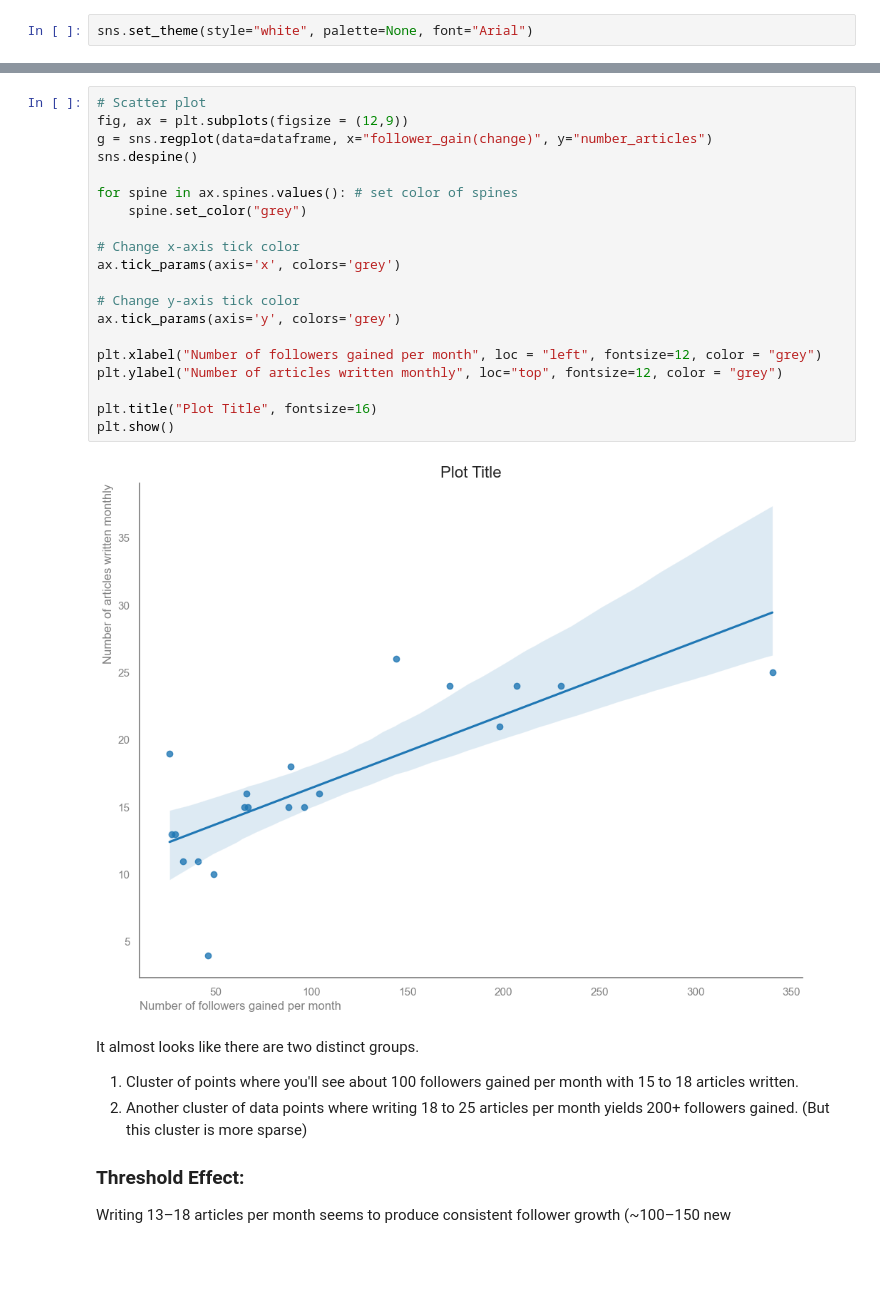
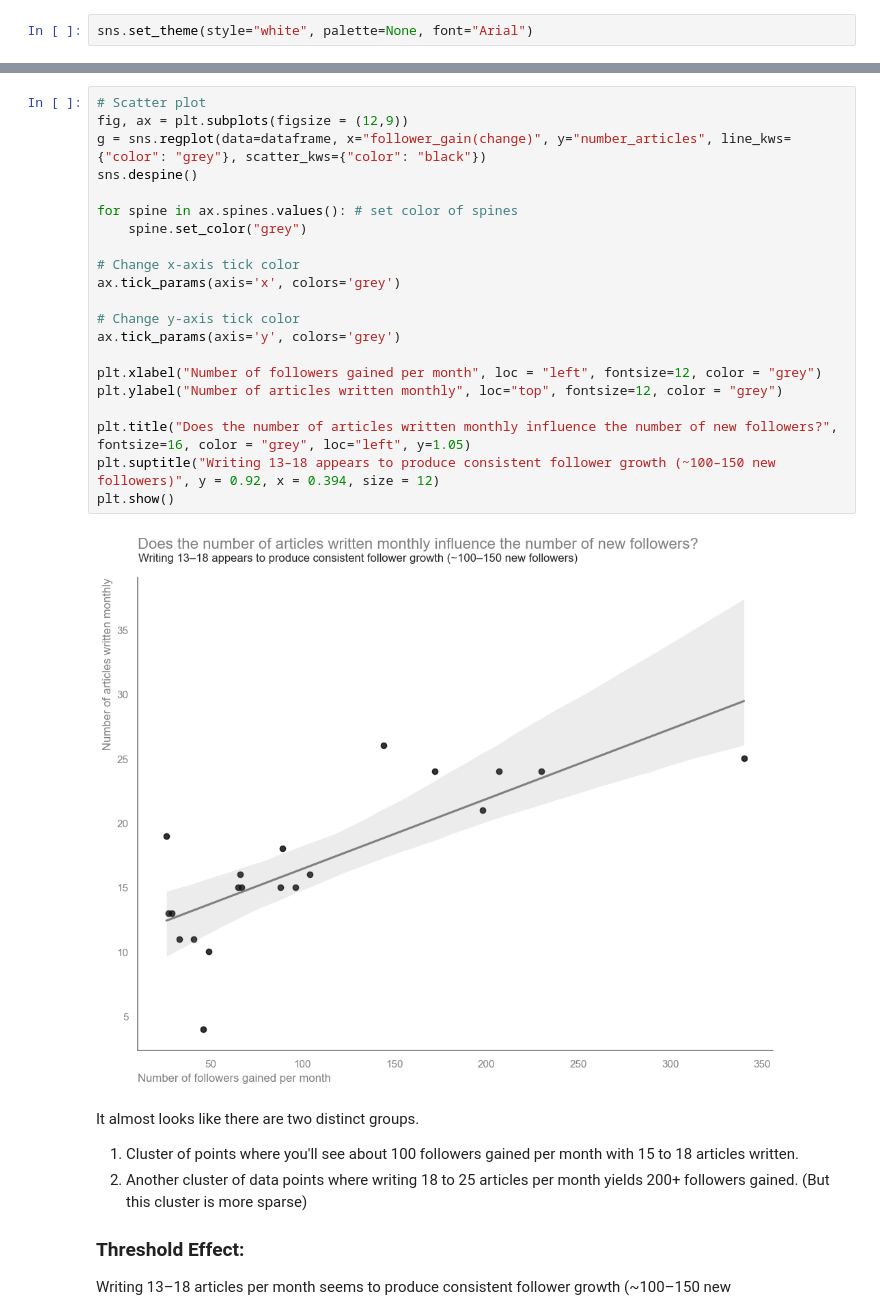
Before and after one commit to paul-trood/medium_earnings, a Jupyter notebook: 02_data_analysis.ipynb, the cells around one changed output, grey strips where cells are left out. Cells and saved outputs as stored; diff of their text form; blank space fills up the shorter version.

Commit message:
merged new data, updated a plot, commented new insights

```diff
--- a/02_data_analysis.ipynb
+++ b/02_data_analysis.ipynb
@@ -243,25 +264,26 @@ plt.show()
 # %%
 # Scatter plot
 fig, ax = plt.subplots(figsize = (12,9))
-g = sns.regplot(data=dataframe, x="follower_gain(change)", y="number_articles")
+g = sns.regplot(data=dataframe, x="follower_gain(change)", y="number_articles", line_kws={"color": "grey"}, scatter_kws={"color": "black"})
 sns.despine()
 
 for spine in ax.spines.values(): # set color of spines
     spine.set_color("grey")
 
 # Change x-axis tick color
 ax.tick_params(axis='x', colors='grey')
 
 # Change y-axis tick color
 ax.tick_params(axis='y', colors='grey')
 
 plt.xlabel("Number of followers gained per month", loc = "left", fontsize=12, color = "grey")
 plt.ylabel("Number of articles written monthly", loc="top", fontsize=12, color = "grey")
 
-plt.title("Plot Title", fontsize=16)
+plt.title("Does the number of articles written monthly influence the number of new followers?", fontsize=16, color = "grey", loc="left", y=1.05)
+plt.suptitle("Writing 13–18 appears to produce consistent follower growth (~100–150 new followers)", y = 0.92, x = 0.394, size = 12)
 plt.show()
 # %% [output]
-[figure, old version]
+[figure, new version]
 # %% [markdown]
 It almost looks like there are two distinct groups.
 1. Cluster of points where you'll see about 100 followers gained per month with 15 to 18 articles written.
```
Also changed, not shown: parts of 8 cells of this notebook, 3 other files.
